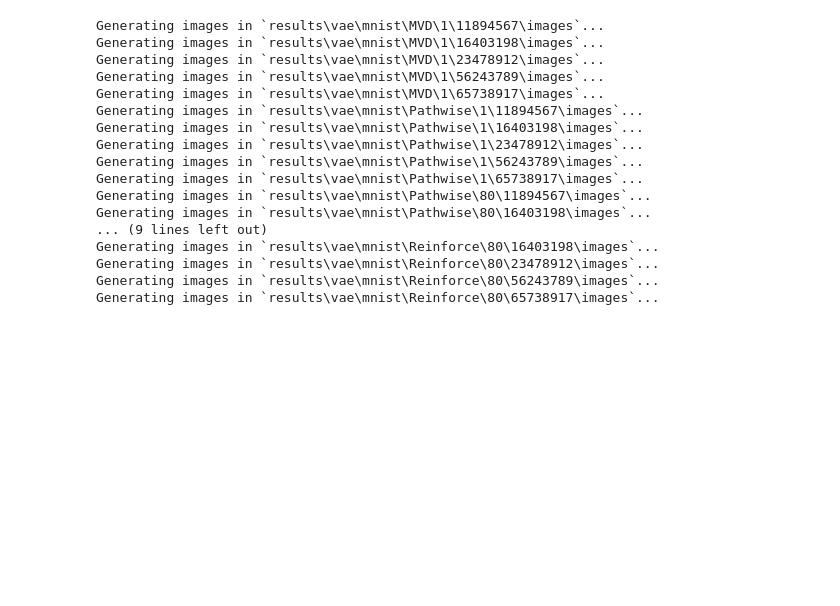
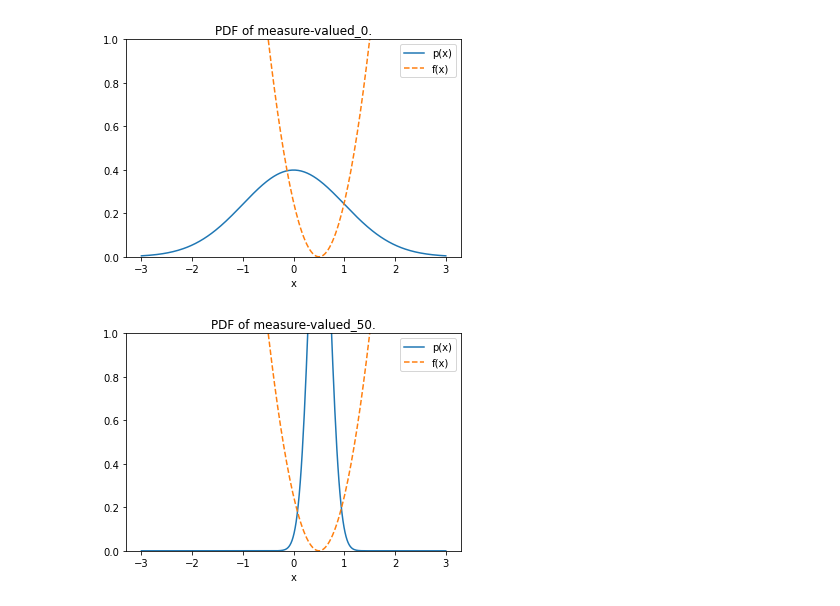
Before and after one commit to M8is/master-thesis-code, a Jupyter notebook: notebooks/plot-polynomial-pdfs.ipynb, the cells around one changed output. Drawn from its saved outputs; the diff is of its cells as text; code cells hidden in the pictures; blank space fills up the shorter version.

Commit message:
Plot polynomial PDFs

```diff
--- a/notebooks/plot-polynomial-pdfs.ipynb
+++ b/notebooks/plot-polynomial-pdfs.ipynb
@@ -18,40 +1,40 @@ chdir('..')
 # %%
+import sys
+import os
+from pathlib import Path
+from collections import defaultdict
+from pprint import pprint
+import numpy as np
+import matplotlib.pyplot as plt
+import shutil
+import torch
+
+
+os.chdir('..')
+
+from utils.model_factory import load_models
+from utils.data_holder import DataHolder
+from tasks.train_polynomial import TrainPolynomial
+
 models = load_models(Path('results', 'polynomial'))
-
-for path, model in models:
-    output_dir = path.parent / 'pdfs'
-    if output_dir.exists():
-        shutil.rmtree(output_dir)
-    print(f'Generating PDF plots in `{output_dir}`...')
-
-    x, pdf = distribution.pdf()
-    plt.plot(x, pdf, label="p(x)")
-
-    # Plot loss function
-    x = torch.tensor(np.linspace(-3, 3, 200))
-    plt.plot(x, polynomial(x), linestyle='dashed', label="f(x)")
-
-    plt.title(f"PDF of {path.stem}.")
-    plt.legend()
-    plt.xlabel("x")
-    plt.ylim(0, 1)
-
-    plt.show()
+empty = torch.empty(0)
-# %% [output]
-Generating images in `results\vae\mnist\MVD\1\11894567\images`...
-Generating images in `results\vae\mnist\MVD\1\16403198\images`...
-Generating images in `results\vae\mnist\MVD\1\23478912\images`...
-Generating images in `results\vae\mnist\MVD\1\56243789\images`...
-Generating images in `results\vae\mnist\MVD\1\65738917\images`...
-Generating images in `results\vae\mnist\Pathwise\1\11894567\images`...
-Generating images in `results\vae\mnist\Pathwise\1\16403198\images`...
-Generating images in `results\vae\mnist\Pathwise\1\23478912\images`...
-Generating images in `results\vae\mnist\Pathwise\1\56243789\images`...
-Generating images in `results\vae\mnist\Pathwise\1\65738917\images`...
-Generating images in `results\vae\mnist\Pathwise\80\11894567\images`...
-Generating images in `results\vae\mnist\Pathwise\80\16403198\images`...
-... (9 lines left out)
-Generating images in `results\vae\mnist\Reinforce\80\16403198\images`...
-Generating images in `results\vae\mnist\Reinforce\80\23478912\images`...
-Generating images in `results\vae\mnist\Reinforce\80\56243789\images`...
-Generating images in `results\vae\mnist\Reinforce\80\65738917\images`...
+# %%
+for path, model in models:
+    if 'measure' in path.stem:
+        distribution = model.encode(empty)
+        x, pdf = distribution.pdf()
+        plt.plot(x, pdf, label="p(x)")
+
+        # Plot loss function
+        x = torch.tensor(np.linspace(-3, 3, 200))
+        plt.plot(x, TrainPolynomial.polynomial(x), linestyle='dashed', label="f(x)")
+
+        plt.title(f"PDF of {path.stem}.")
+        plt.legend()
+        plt.xlabel("x")
+        plt.ylim(0, 1)
+
+        plt.show()
+# %% [output]
+[figure, added]
+[figure, added]
```
Also changed, not shown: parts of 3 cells of this notebook, 3 other files.
